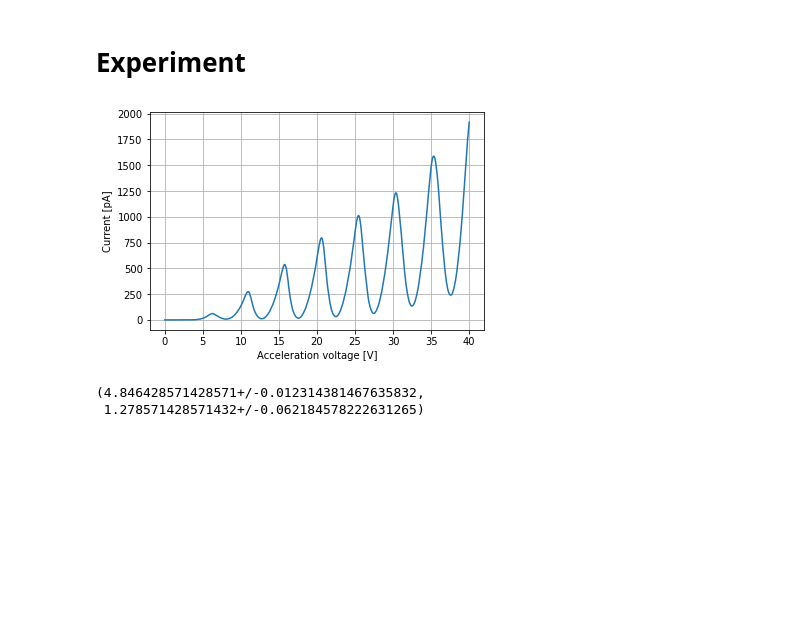
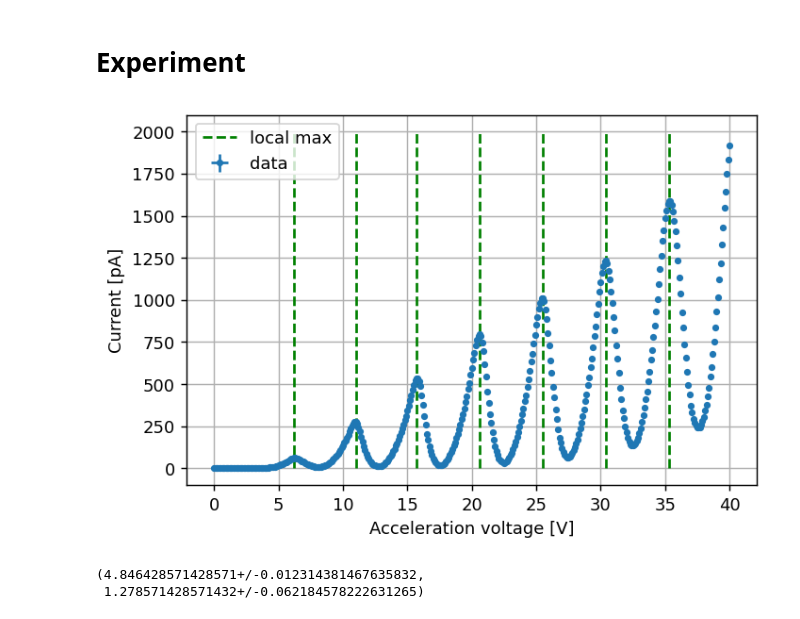
Before and after one commit to FlipperCoin/lab-4, a Jupyter notebook: franck_hertz/franck_hertz.ipynb, the cells around one changed output. Drawn from its saved outputs; the diff is of its cells as text; code cells hidden in the pictures; blank space fills up the shorter version.

Commit message:
franck hertz data analysis wip

```diff
--- a/franck_hertz/franck_hertz.ipynb
+++ b/franck_hertz/franck_hertz.ipynb
@@ -63,16 +63,18 @@ fh1 = pd.read_csv('data/FH1_260.csv',sep='\t',header=5) # read the data.
 Va1 = np.array(fh1['Va(V)_1']) # accelerating voltage array
 I1 = np.array(fh1['Ia(E-12 A)_1']) # Current array
 T1 = np.array(fh1['T(c)_1']) #temperature array
-# %%
-plt.figure()
-plt.plot(Va1, I1, label='Heater current {:.2f} [A]'.format(Heater_Current))
-plt.ylabel('Current [pA]')
-plt.xlabel('Acceleration voltage [V]')
-plt.grid()
-# %% [output]
-[figure, removed]
 # %%
 maxs = find_max(I1,smooth=0,m=20)[0]
+# %%
+plt.figure(dpi=130)
+plt.errorbar(Va1, I1, xerr=0.1, yerr=0.01, fmt='.', label='data'.format(Heater_Current))
+plt.vlines(Va1[maxs[:-1]], ymin=0, ymax=2000, colors='green', linestyles='dashed', label='local max')
+plt.ylabel('Current [pA]')
+plt.xlabel('Acceleration voltage [V]')
+plt.legend()
+plt.grid()
+# %% [output]
+[figure, added]
 # %%
 hg_level, delta = exc_level(Va1, maxs)
 # %%
```
Also changed, not shown: parts of 3 cells of this notebook.
